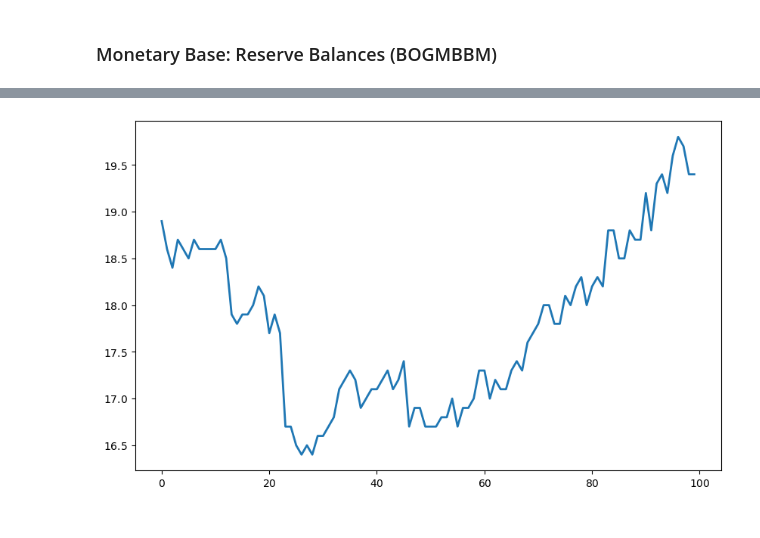
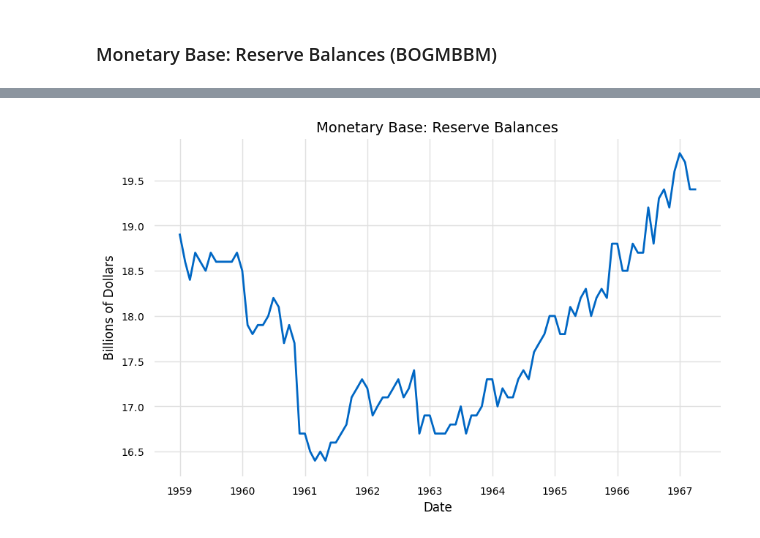
Before and after one commit to glyfish/meida, a Jupyter notebook: notebooks/fred/series/series_plot_examples.ipynb, the cells around one changed output, grey strips where cells are left out. Cells and saved outputs as stored; diff of their text form; code cells hidden in the pictures.

Commit message:
added plot example series plot

```diff
--- a/notebooks/fred/series/series_plot_examples.ipynb
+++ b/notebooks/fred/series/series_plot_examples.ipynb
@@ -93,3 +92,6 @@ print_json_vertical(series)
 }
 # %% [markdown]
 ### Monetary Base: Reserve Balances (BOGMBBM)
+# %%
+series_info = series['seriess'][11]
+series_info
@@ -119,8 +135,11 @@ print_json_vertical(seriess)
 }
 # %%
 reserve_balances = numpy.array([float(obs["value"]) for obs in seriess['observations']])
-date = [datetime.strptime(obs["date"], "%Y-%m-%d") for obs in seriess['observations']]
+date = numpy.array([datetime.strptime(obs["date"], "%Y-%m-%d") for obs in seriess['observations']])
+title = series_info['title']
+ylabel = series_info['units']
+xlabel = "Date"
 # %%
-curve(reserve_balances)
+curve(reserve_balances, date, title=title, xlabel=xlabel, ylabel=ylabel)
 # %% [output]
-[figure, old version]
+[figure, new version]
```
Also changed, not shown: parts of 3 cells of this notebook.
